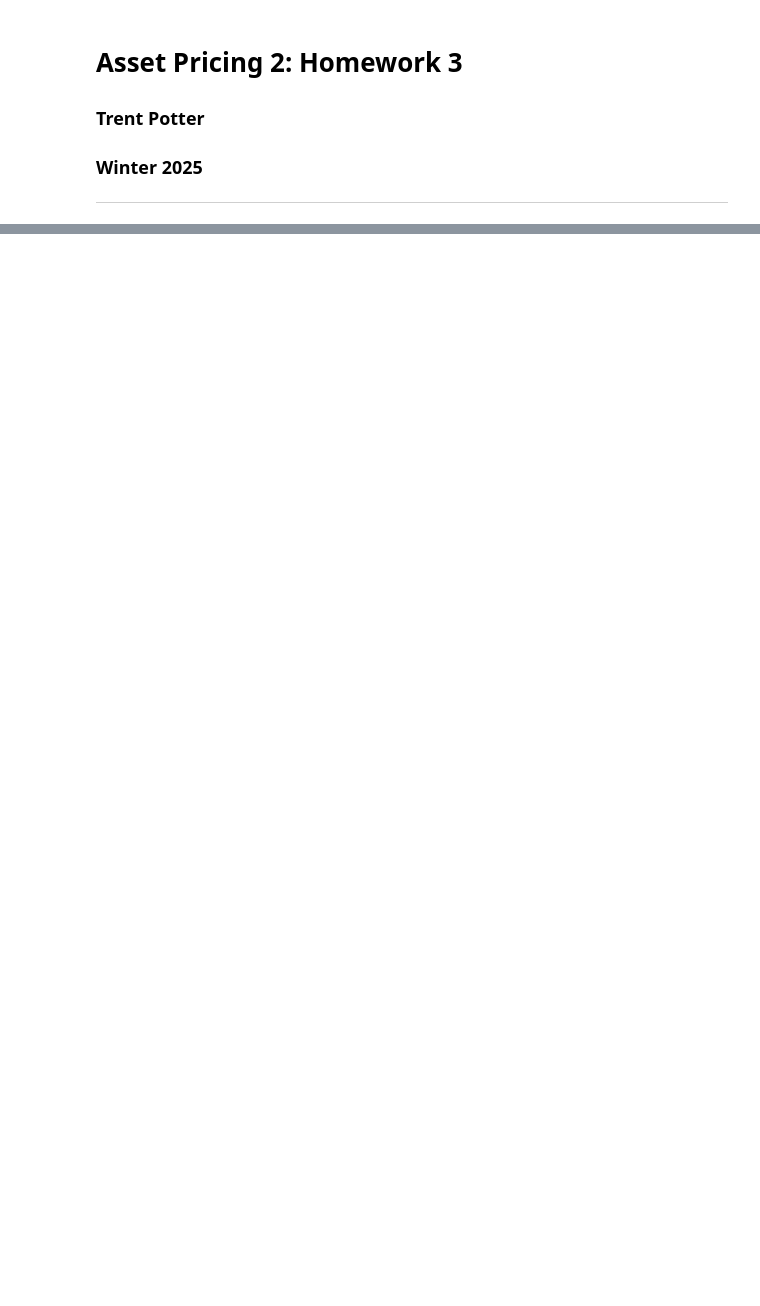
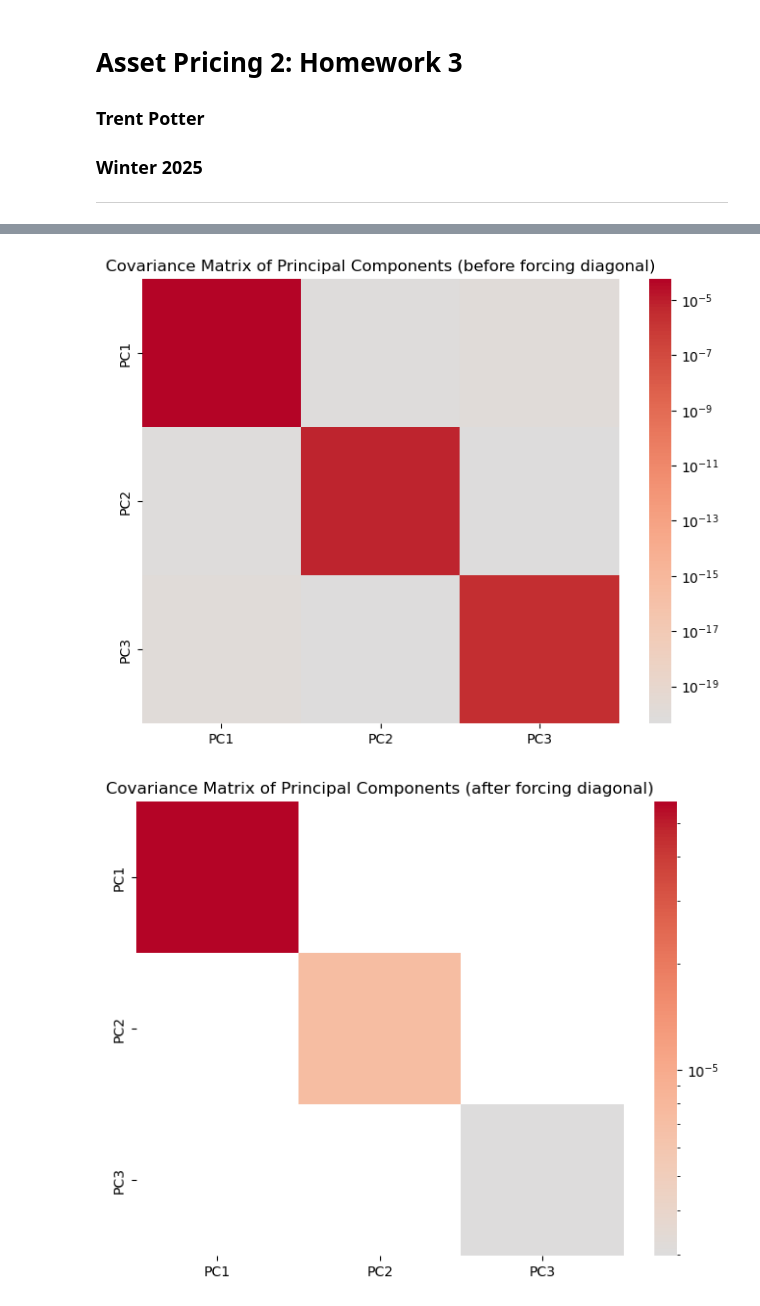
Before and after one commit to trpotter72/W24, a Jupyter notebook: AP/HW3/HW3.ipynb, the cells around one changed output, grey strips where cells are left out. Saved outputs shown, nothing was run; the diff lists cells and outputs as text; code cells hidden in the pictures; blank space fills up the shorter version.

```diff
--- a/AP/HW3/HW3.ipynb
+++ b/AP/HW3/HW3.ipynb
@@ -80,7 +181 @@ plot_explained_variance(eig_vals)
 [figure]
-# %%
-lsc_loadings = eig_vecs[:, :3].T # 3x10
-y = df.iloc[:, 1:] # T x 10
-pc_scores = y @ lsc_loadings.T # T x 3
-dpc = pc_scores.diff().dropna() # T-1 x 3
-dpc
@@ -111,0 +185,20 @@ plt.show()
+# %%
+# Create factors from principal components, Q, and log yields
+f =  y.iloc[:,1:] @ Q
+df = f.diff().dropna()
+
+sigma_pc = np.cov(df.T)
+plt.figure(figsize=(8, 6))
+sns.heatmap(sigma_pc, center=0, cmap='coolwarm', xticklabels=['PC1', 'PC2', 'PC3'], yticklabels=['PC1', 'PC2', 'PC3'], norm=LogNorm())
+plt.title('Covariance Matrix of Principal Components (before forcing diagonal)')
+plt.show()
+
+# Given that each column of df is linearly independent by construction, we can assert a diagonal covariance
+sigma_pc = np.diag(np.diag(sigma_pc))
+plt.figure(figsize=(8, 6))
+sns.heatmap(sigma_pc, center=0, cmap='coolwarm', xticklabels=['PC1', 'PC2', 'PC3'], yticklabels=['PC1', 'PC2', 'PC3'], norm=LogNorm())
+plt.title('Covariance Matrix of Principal Components (after forcing diagonal)')
+plt.show()
+# %% [output]
+[figure, added]
+[figure, added]
```
Also changed, not shown: parts of 20 cells of this notebook.
